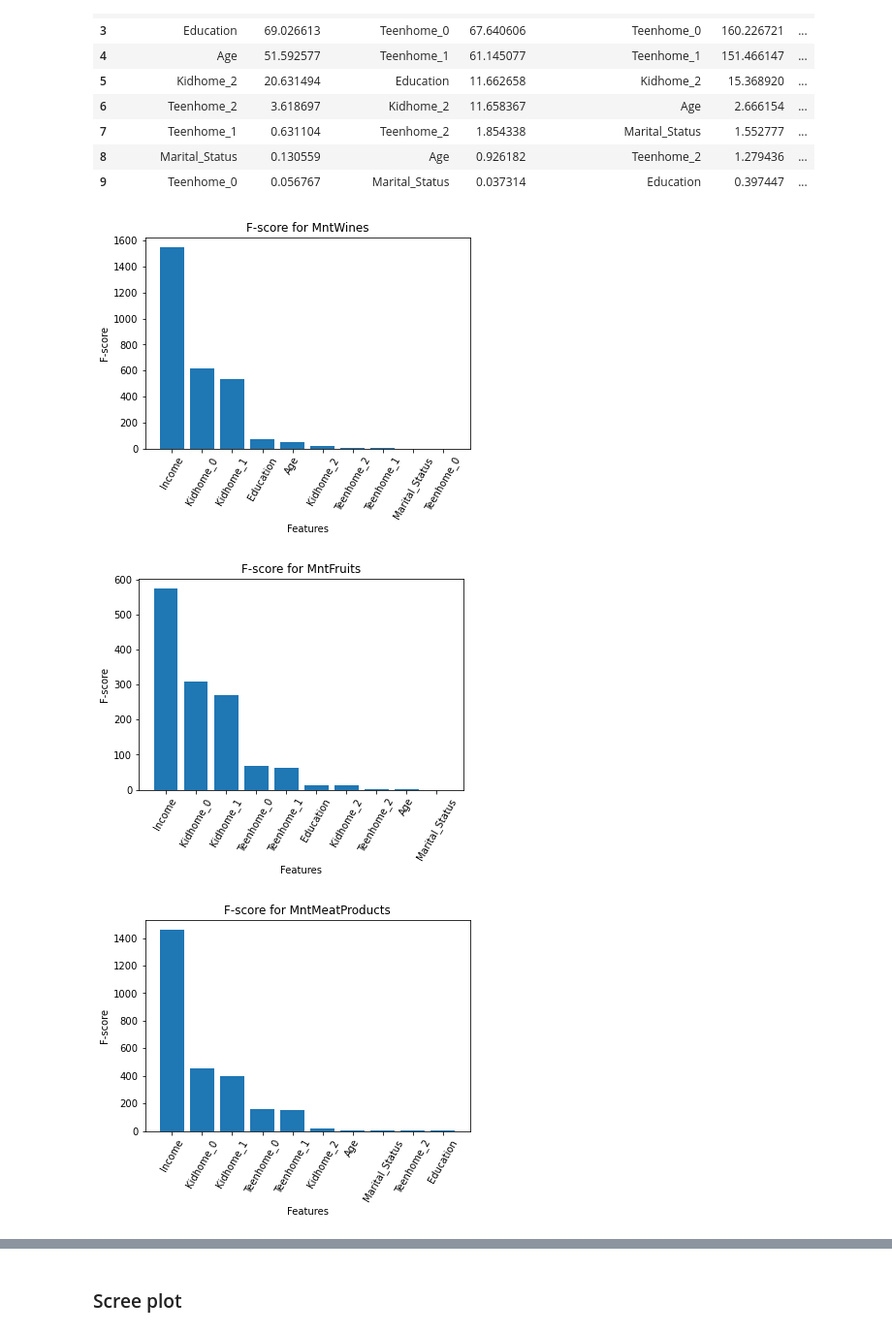
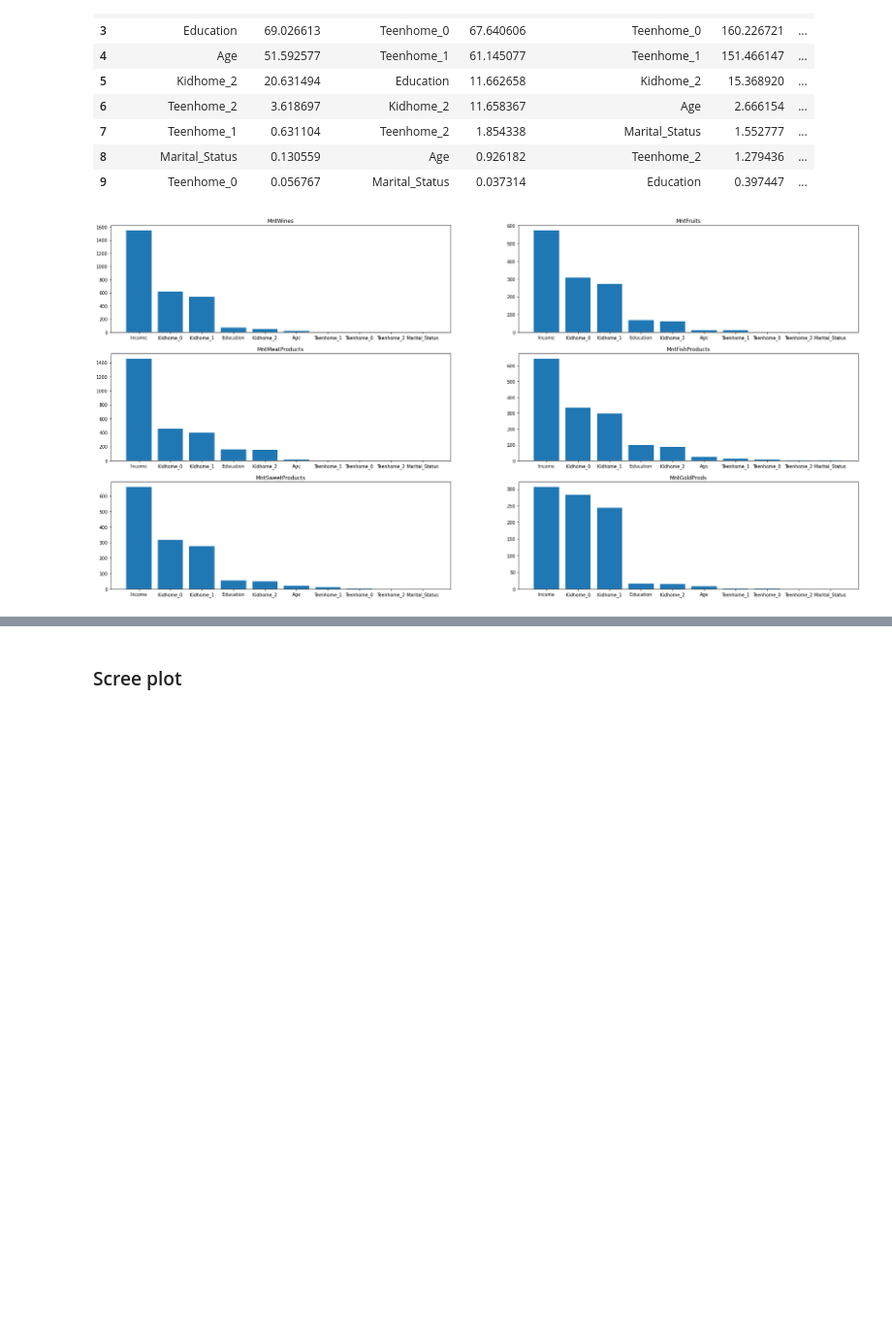
Before and after one commit to vancuracosmos/Fundamental-of-Data-Science-Project, a Jupyter notebook: 585 project_1_linear regression.ipynb, the cells around one changed output, grey strips where cells are left out. Shown at 97% size. Drawn from its saved outputs; the diff is of its cells as text; code cells hidden in the pictures; blank space fills up the shorter version.

```diff
--- a/585 project_1_linear regression.ipynb
+++ b/585 project_1_linear regression.ipynb
@@ -282,15 +282,12 @@ feature
 | 9 | Teenhome_0 | 0.056767 | Marital_Status | 0.037314 | Education | 0.397447 | ... |
 # %%
 #Visualize F-score
-for i,column in enumerate(columns):
-    plt.figure(i)
-    plt.bar(x=feature['Feature of {}'.format(column)],height=feature['F-Score {}'.format(i+1)])
-    plt.xlabel('Features')
-    plt.ylabel('F-score')
-    plt.title('F-score for {}'.format(column))
-    plt.xticks(rotation=60)
-    plt.show()
+fig,ax = plt.subplots(3,2,figsize=(30,15))
+# Make lineplots for each signal
+for i,sig in enumerate(columns):
+    axis=ax[i//2,i%2]
+    axis.bar(x=feature['Feature of {}'.format(column)], height=feature['F-Score {}'.format(i+1)])
+    axis.set_title(sig)
+plt.show()
 # %% [output]
-[figure, old version]
+[figure, new version]
-[figure, removed]
-[figure, removed]
```
Also changed, not shown: parts of 1 cell of this notebook.
